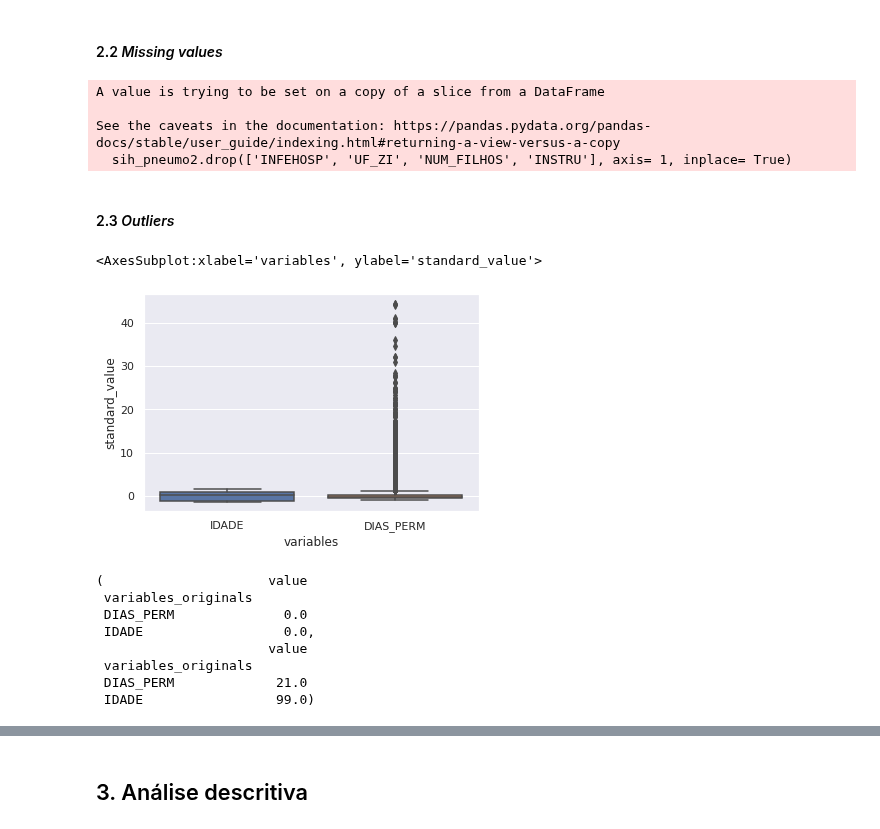
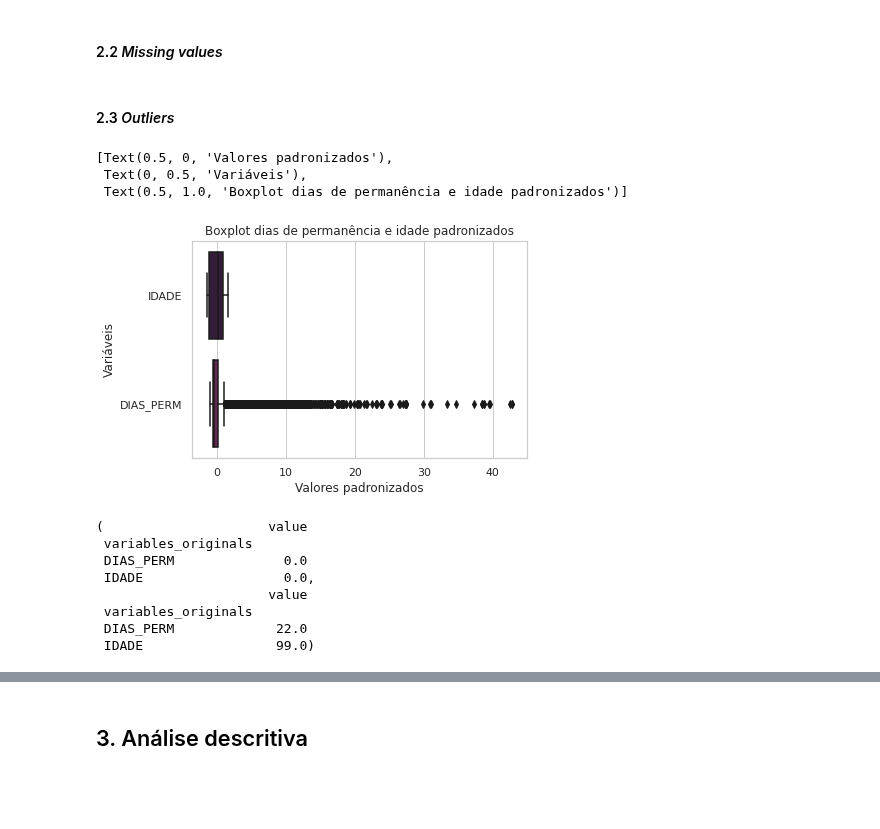
Before and after one commit to daniellybx/projeto_predicao_pneumonia, a Jupyter notebook: 02_analise_exploratoria.ipynb, the cells around one changed output, grey strips where cells are left out. Drawn from its saved outputs; the diff is of its cells as text; code cells hidden in the pictures; blank space fills up the shorter version.

```diff
--- a/02_analise_exploratoria.ipynb
+++ b/02_analise_exploratoria.ipynb
@@ -92,6 +94,6 @@ Name: ANO_CMPT, dtype: int64
 # %%
 #FILTRANDO POR ANO DE INTERNAÇÃO´
 anos = [2017, 2018, 2019, 2020, 2021]
-sih_pneumo2 = sih_pneumo[sih_pneumo['ANO_INT'].isin(anos)]
-sih_pneumo2['ANO_INT'].value_counts().sort_index()
+sih_pneumo = sih_pneumo[sih_pneumo['ANO_INT'].isin(anos)]
+sih_pneumo['ANO_INT'].value_counts().sort_index()
 # %% [output]
@@ -105,6 +107,7 @@ Name: ANO_INT, dtype: int64
 #### 2.1 Identificando e classificando os dados
 # %%
 #IDENTIFICANDO OS DADOS
+sih_pneumo2 = sih_pneumo.copy()
 sih_pneumo2.info()
 # %% [output]
 <class 'pandas.core.frame.DataFrame'>
@@ -173,13 +159,15 @@ memory usage: 93.8+ MB
+# %%
+#INCLUINDO NOME DAS CID NA VARIÁVEL DE DIAGNÓSTICO PRINCIPAL
+dic_cid = {"J159": "J159 - Pneumonia bacteriana NE", "J158": "J158 - Pneumonia bacteriana NE", "J181": "J181 - Pneumonia lobar NE ",
+ "J154": "J154 - Pneumonia por Streptococus", "J153": "J153 - Pneumonia por Streptococus", "J14": "J14 - Pneumonia por Haemophilus infuenzae",
+ "J13": "J13 - Pneumonia Pneumocócica"}
+
+sih_pneumo2['DIAG_PRINC'] = sih_pneumo2['DIAG_PRINC'].replace(dic_cid)
 # %% [markdown]
 #### 2.2 *Missing values*
 # %%
-#EXCLUINDO VARIÁVEL INFECÇÃO HOSPITALAR - TODOS OS VALORES NULOS
-sih_pneumo2.drop(['INFEHOSP', 'UF_ZI', 'NUM_FILHOS', 'INSTRU'], axis= 1, inplace= True)
+#EXCLUINDO VARIÁVEIS COM TODOS OS VALORES NULOS, VAZIOS OU ÚNICOS
+sih_pneumo2.drop(['INFEHOSP', 'UF_ZI', 'NUM_FILHOS', 'INSTRU', 'CID_MORTE', 'DIAG_SECUN'], axis= 1, inplace= True)
-# %% [output]
-A value is trying to be set on a copy of a slice from a DataFrame
-
-See the caveats in the documentation: https://pandas.pydata.org/pandas-docs/stable/user_guide/indexing.html#returning-a-view-versus-a-copy
-  sih_pneumo2.drop(['INFEHOSP', 'UF_ZI', 'NUM_FILHOS', 'INSTRU'], axis= 1, inplace= True)
 # %% [markdown]
 #### 2.3 *Outliers*
 # %%
@@ -196,13 +184,16 @@ sih_box2.drop('level_0', axis = 1, inplace = True)
 sih_box2.rename(columns = {'level_1':'variables', 0:'standard_value'}, inplace = True)
 # %%
 #GERANDO BOXPLOTS
-sns.set(rc={'figure.figsize':(15, 11)})
+sns.set(rc={'figure.figsize':(14, 10)})
+sns.set_theme(style="whitegrid", palette="rocket")
 
-box = sns.boxplot(x = "variables", y = "standard_value", data = sih_box2)
-box
+box = sns.boxplot(y = "variables", x = "standard_value", data = sih_box2)
+box.set(xlabel ="Valores padronizados", ylabel = "Variáveis", title ='Boxplot dias de permanência e idade padronizados')
 # %% [output]
-<AxesSubplot:xlabel='variables', ylabel='standard_value'>
+[Text(0.5, 0, 'Valores padronizados'),
+ Text(0, 0.5, 'Variáveis'),
+ Text(0.5, 1.0, 'Boxplot dias de permanência e idade padronizados')]
-[figure, old version]
+[figure, new version]
 # %%
 #SELECIONANDO DADOS COM DISTRIBUIÇÃO MAIOR QUE -1.96 E MENOR QUE 1.96
 sih_box = pd.DataFrame(sih_box.stack()).reset_index()
@@ -224,6 +215,6 @@ min_values, max_values
  IDADE                  0.0,
                       value
  variables_originals
- DIAS_PERM             21.0
+ DIAS_PERM             22.0
  IDADE                 99.0)
 # %%
```
Also changed, not shown: parts of 21 cells of this notebook, 2 other files.
